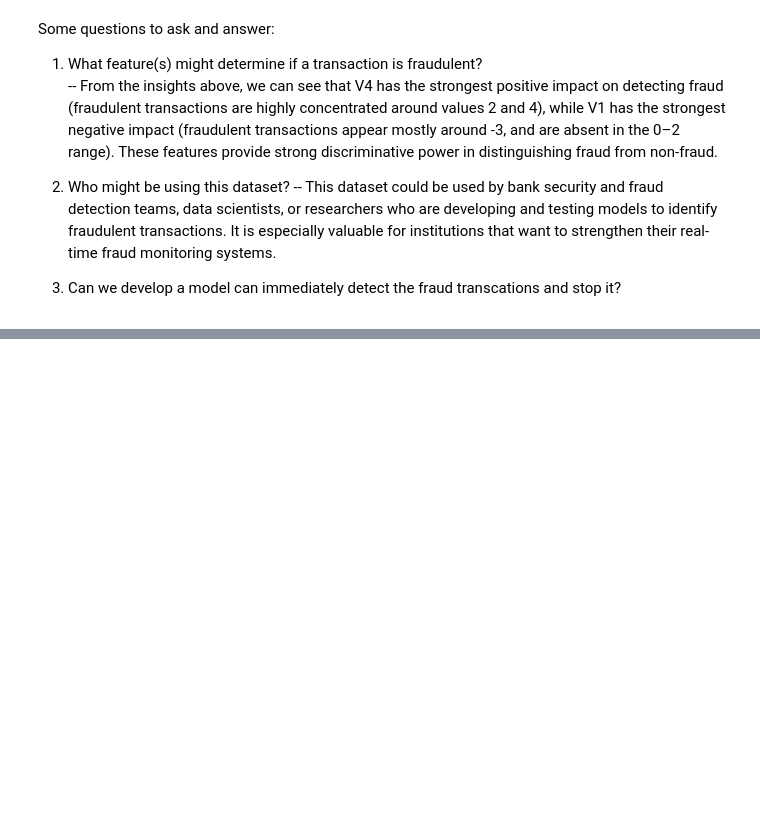
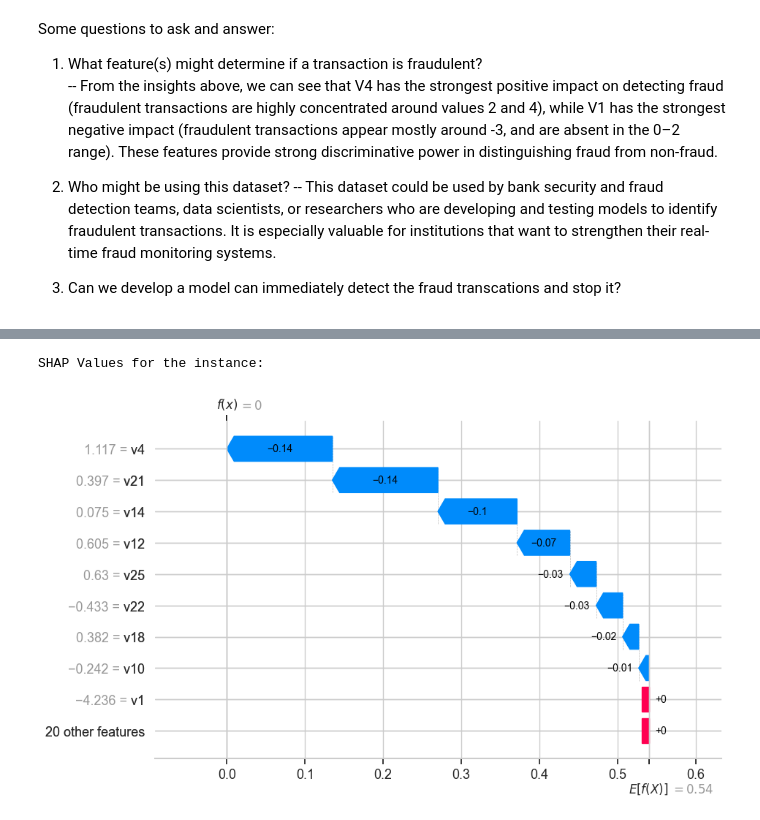
Before and after one commit to KimHLU/1164911, a Jupyter notebook: Kim_1164911.ipynb, the cells around one changed output, grey strips where cells are left out. Cells and saved outputs as stored; diff of their text form; code cells hidden in the pictures; blank space fills up the shorter version.

```diff
--- a/Kim_1164911.ipynb
+++ b/Kim_1164911.ipynb
@@ -409,0 +923,27 @@ Some questions to ask and answer:
+# %%
+# Get explanation as table
+explanation_list = exp.as_list()
+df_explanation = pd.DataFrame(explanation_list, columns=['Feature', 'Contribution'])
+
+#create SHAP explainer
+shap_explainer = shap.Explainer(rf.predict, X_test, feature_names = feature_names)
+shap_values = shap_explainer(X_test)
+
+test_instance_index = 10
+shap_values[test_instance_index]
+
+print("\nSHAP Values for the instance:")
+#create the SHAP plot for the instance
+ax = shap.plots.waterfall(shap_values[test_instance_index],show=False)
+fig = ax.figure
+fig.set_size_inches(10,6)
+
+for ax in fig.axes:
+    for child in ax.get_children():
+        if isinstance(child, mtext.Text):
+            child.set_fontsize(10)
+            child.set_color('black')
+plt.show()
+# %% [output]
+SHAP Values for the instance:
+[figure, added]
```
Also changed, not shown: parts of 44 cells of this notebook.
